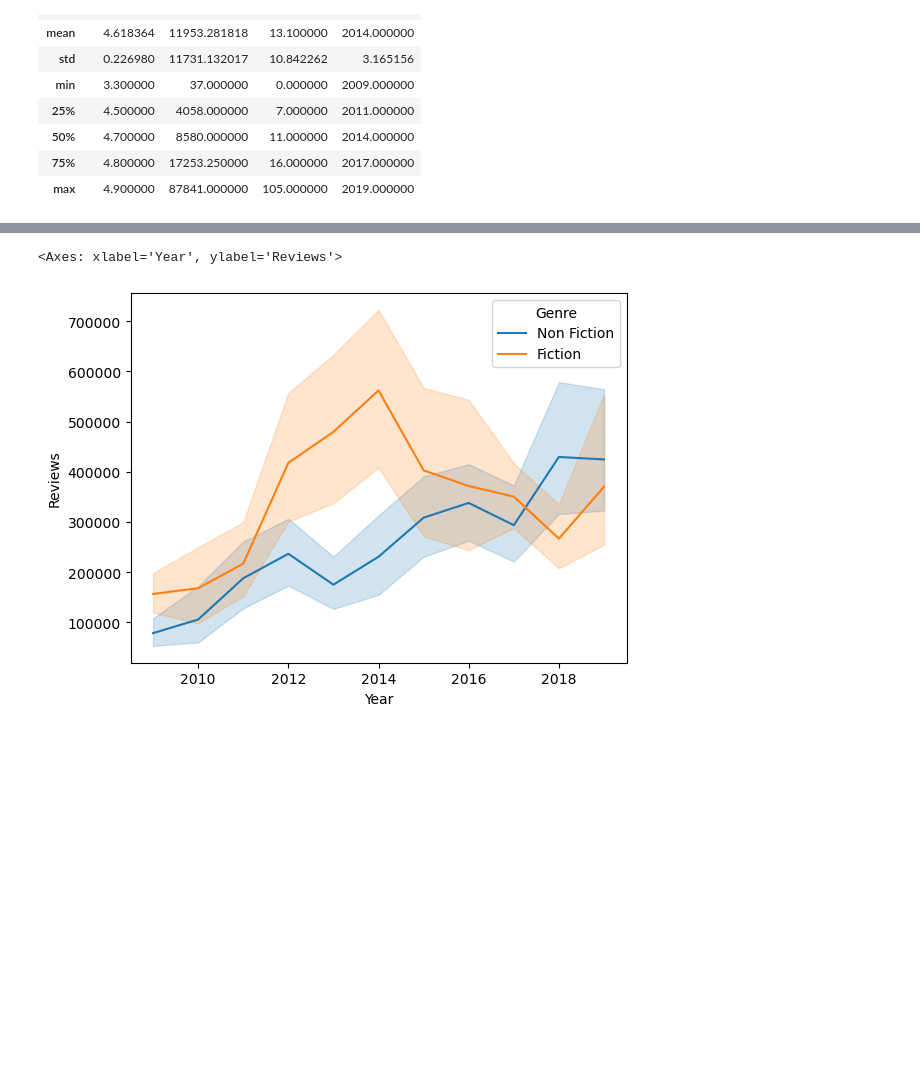
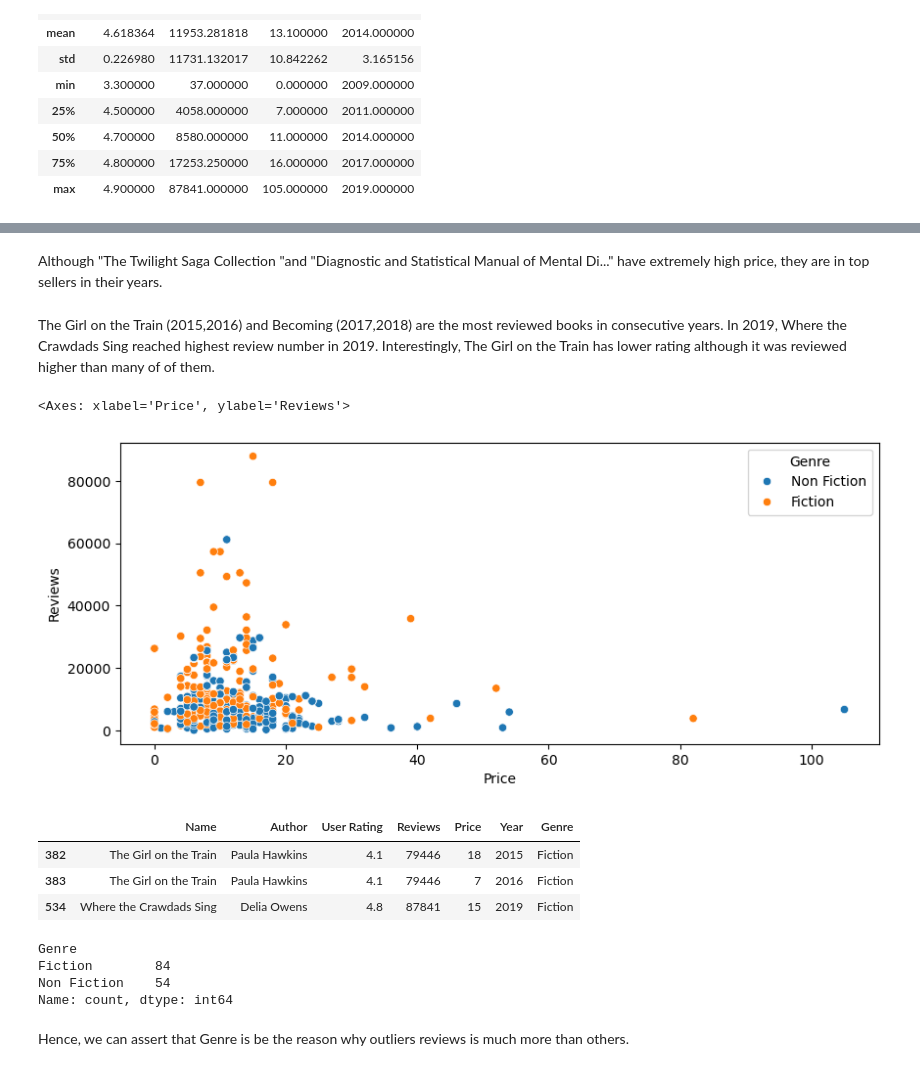
Before and after one commit to NevzatTaha/Top-50-sales-Hypothesis-Testing-and-EDA, a Jupyter notebook: Data Analytic and Visualisation.ipynb, the cells around one changed output, grey strips where cells are left out. Drawn from its saved outputs; the diff is of its cells as text; code cells hidden in the pictures; blank space fills up the shorter version.

```diff
--- a/Data Analytic and Visualisation.ipynb
+++ b/Data Analytic and Visualisation.ipynb
@@ -70,6 +129,27 @@ def unique_value(df):
+# %% [markdown]
+Although "The Twilight Saga Collection "and "Diagnostic and Statistical Manual of Mental Di..."	have extremely high price, they are in top sellers in their years.
+# %% [markdown]
+The Girl on the Train	(2015,2016) and Becoming (2017,2018) are the most reviewed books in consecutive years. In 2019, Where the Crawdads Sing	 reached highest review number in 2019. Interestingly, The Girl on the Train has lower rating although it was reviewed higher than  many of of them.
 # %%
-
-sns.lineplot(data=df,x="Year",y="Reviews",hue="Genre",estimator=np.sum)
+plt.figure(figsize=(10,4),dpi=100)
+sns.scatterplot(df,x="Price",y="Reviews",hue="Genre")
 # %% [output]
-<Axes: xlabel='Year', ylabel='Reviews'>
+<Axes: xlabel='Price', ylabel='Reviews'>
-[figure, old version]
+[figure, new version]
+# %%
+df[(df["Reviews"]>=60000) & (df["Genre"]=="Fiction")]
+# %% [output]
+|  | Name | Author | User Rating | Reviews | Price | Year | Genre |
+| 382 | The Girl on the Train | Paula Hawkins | 4.1 | 79446 | 18 | 2015 | Fiction |
+| 383 | The Girl on the Train | Paula Hawkins | 4.1 | 79446 | 7 | 2016 | Fiction |
+| 534 | Where the Crawdads Sing | Delia Owens | 4.8 | 87841 | 15 | 2019 | Fiction |
+# %%
+df[df["Reviews"]>=17253.250000][["Genre"]].value_counts(
+)
+# %% [output]
+Genre
+Fiction        84
+Non Fiction    54
+Name: count, dtype: int64
+# %% [markdown]
+Hence, we can assert that Genre is be the reason why outliers reviews is much more than others.
```
Also changed, not shown: parts of 13 cells of this notebook.
